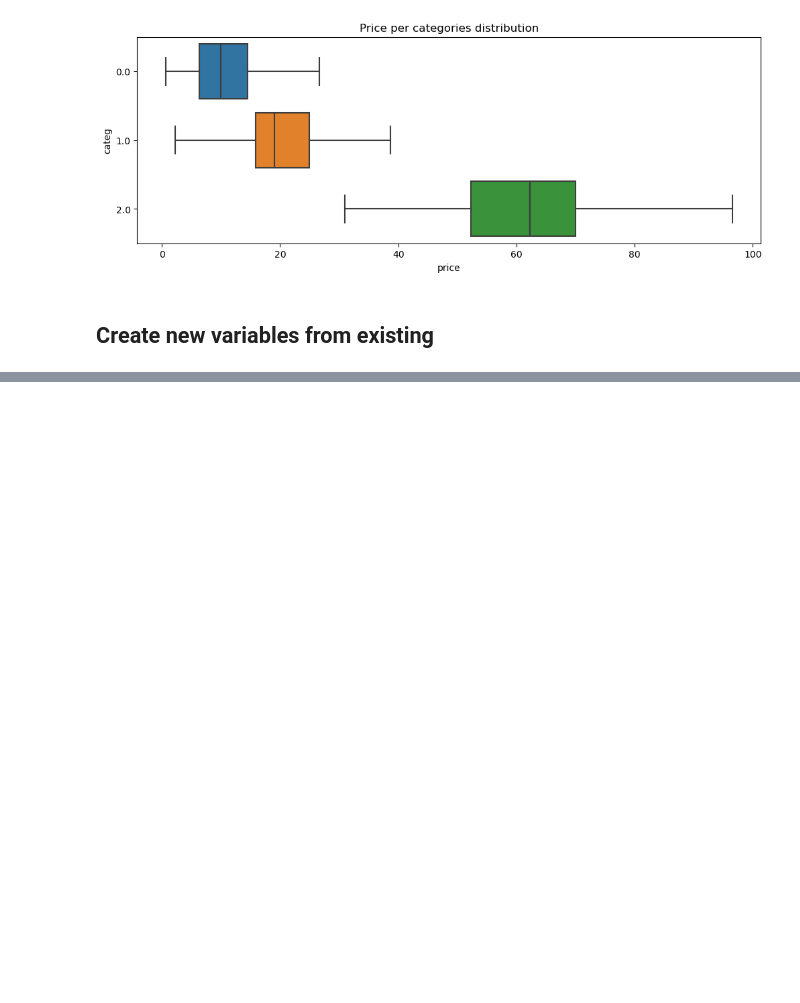
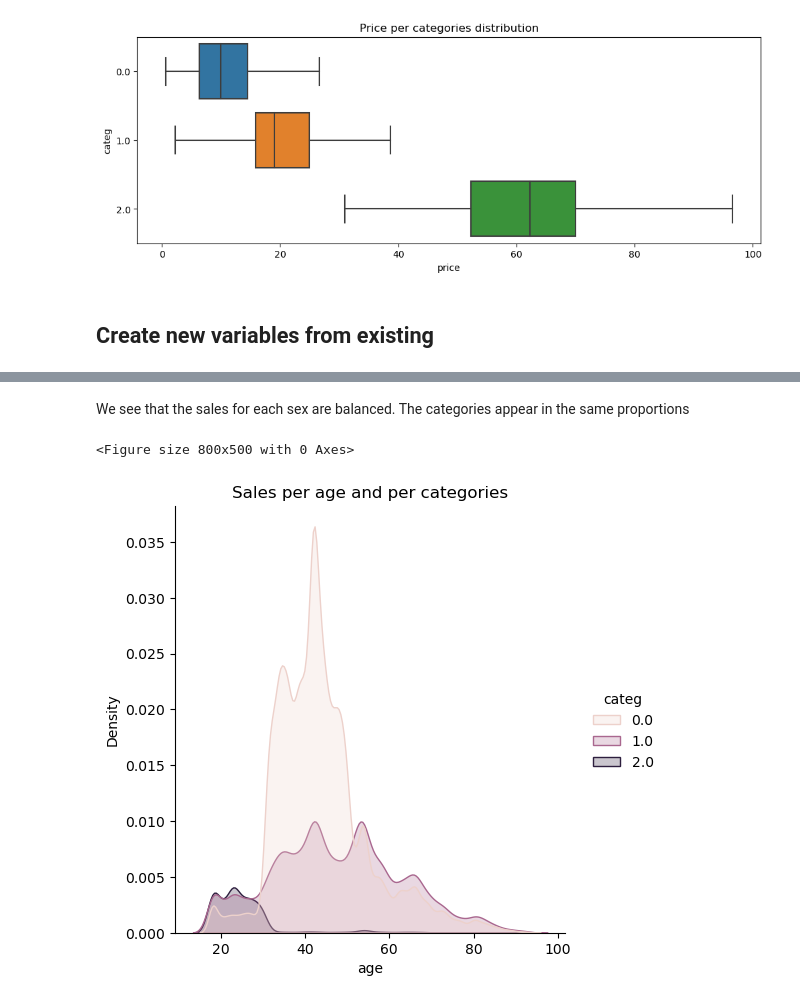
Before and after one commit to MENT3/m2-math-project, a Jupyter notebook: librairie/eda.ipynb, the cells around one changed output, grey strips where cells are left out. Cells and saved outputs as stored; diff of their text form; code cells hidden in the pictures; blank space fills up the shorter version.

```diff
--- a/librairie/eda.ipynb
+++ b/librairie/eda.ipynb
@@ -528,0 +610,10 @@ TODO :
+# %% [markdown]
+We see that the sales for each sex are balanced. The categories appear in the same proportions
+# %%
+plt.figure(figsize=(8,5))
+sns.displot(data=merged, x="age", hue="categ", kind="kde", fill=True)
+plt.title("Sales per age and per categories")
+plt.show()
+# %% [output]
+<Figure size 800x500 with 0 Axes>
+[figure, added]
```
Also changed, not shown: parts of 27 cells of this notebook, 1 other file.
